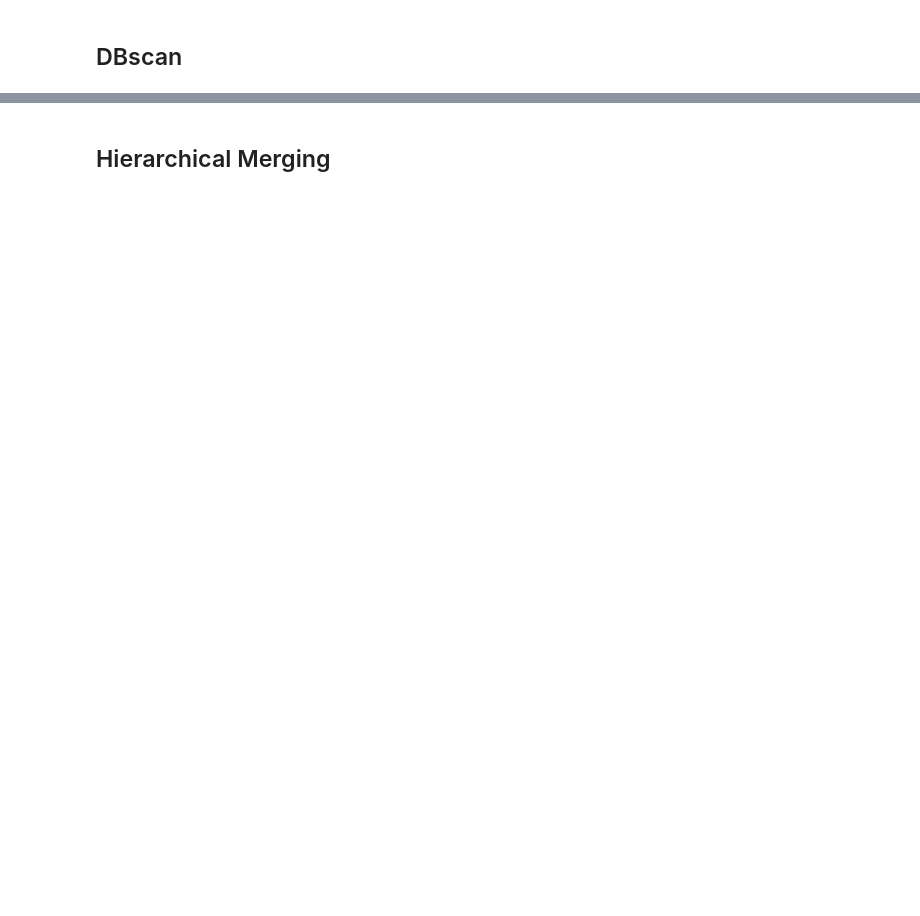
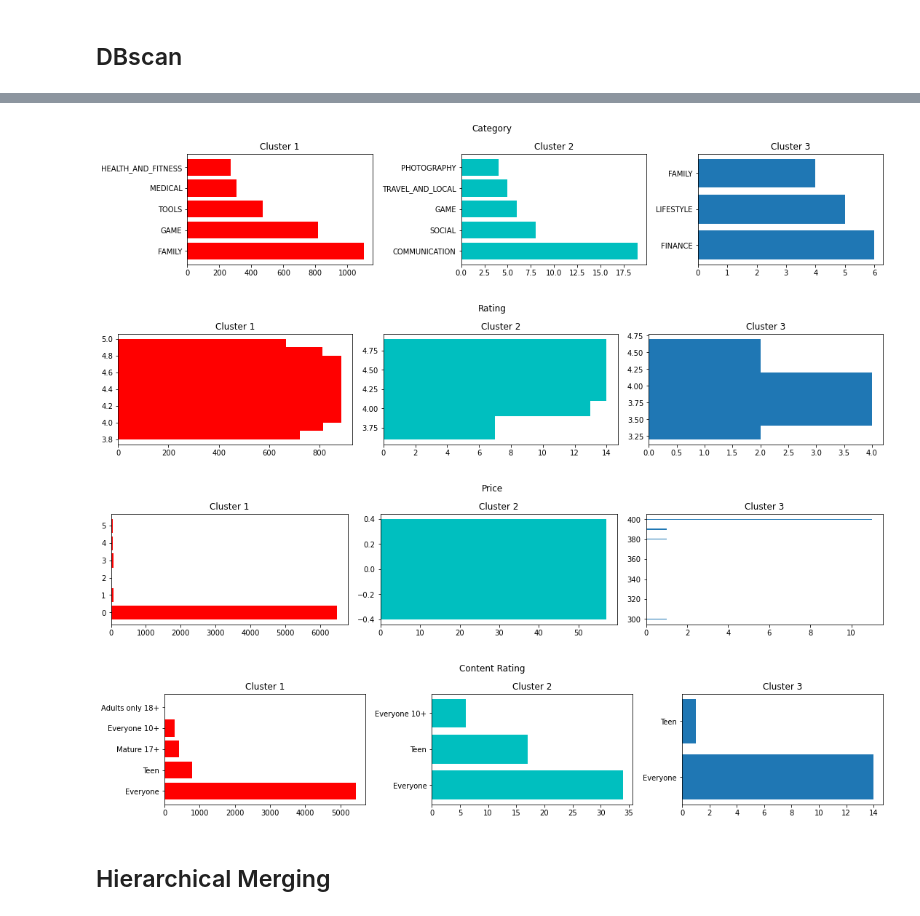
Before and after one commit to mirjanaz200/Play-Store-Clusterization, a Jupyter notebook: PlayStoreClusterization.ipynb, the cells around one changed output, grey strips where cells are left out. Cells and saved outputs as stored; diff of their text form; code cells hidden in the pictures; blank space fills up the shorter version.

```diff
--- a/PlayStoreClusterization.ipynb
+++ b/PlayStoreClusterization.ipynb
@@ -573,8 +562,13 @@ array([0, 0, 0, ..., 0, 0, 0], dtype=int32)
 # %%
-#three_charts('Category',df_clusters)
-#three_charts('Rating',df_clusters)
-#three_charts('Price',df_clusters)
-#three_charts('Content Rating',df_clusters)
+three_charts('Category',df_clusters)
+three_charts('Rating',df_clusters)
+three_charts('Price',df_clusters)
+three_charts('Content Rating',df_clusters)
+# %% [output]
+[figure, added]
+[figure, added]
+[figure, added]
+[figure, added]
 # %% [markdown]
 ## Hierarchical Merging
 # %%
```
Also changed, not shown: parts of 13 cells of this notebook.
